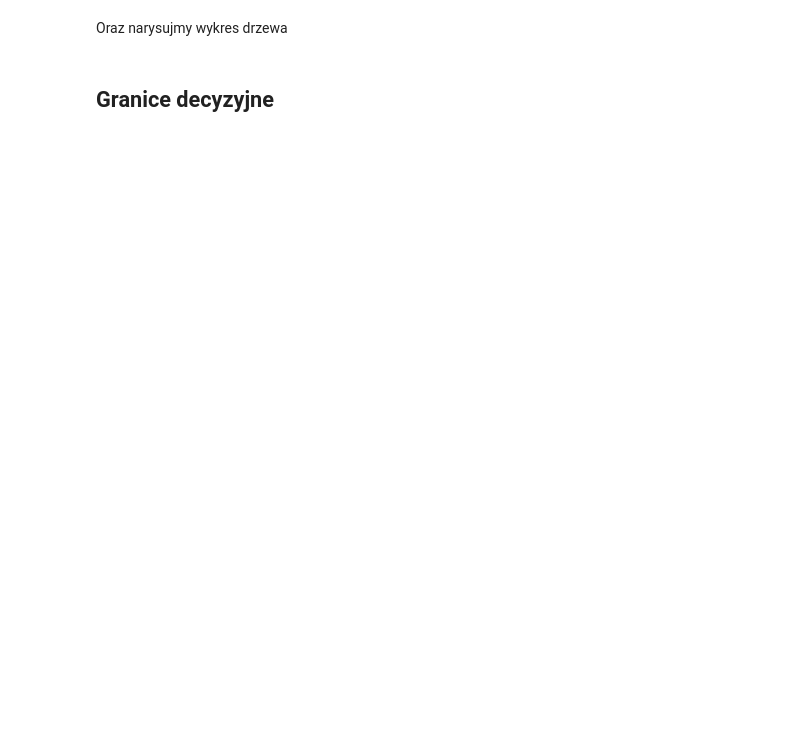
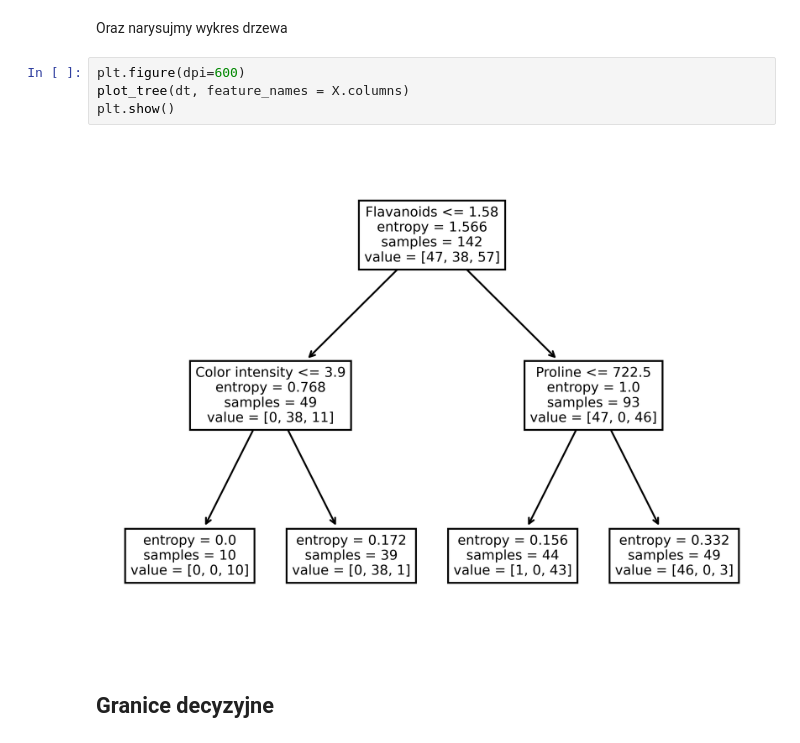
Before and after one commit to Pavti7/DATA_Pawel_A, a Jupyter notebook: Machine_Learning/Klasyfikacja/5_DecisionTrees.ipynb, the cells around one changed output. Saved outputs shown, nothing was run; the diff lists cells and outputs as text; blank space fills up the shorter version.

```diff
--- a/Machine_Learning/Klasyfikacja/5_DecisionTrees.ipynb
+++ b/Machine_Learning/Klasyfikacja/5_DecisionTrees.ipynb
@@ -49,4 +166,10 @@ Następnie dokonajmy klasyfikacji i oceny modelu w oparciu o zdefiniowane funkcj
 # %% [markdown]
 Oraz narysujmy wykres drzewa
+# %%
+plt.figure(dpi=600)
+plot_tree(dt, feature_names = X.columns)
+plt.show()
+# %% [output]
+[figure, added]
 # %% [markdown]
 ## Granice decyzyjne
```
Also changed, not shown: parts of 13 cells of this notebook.
